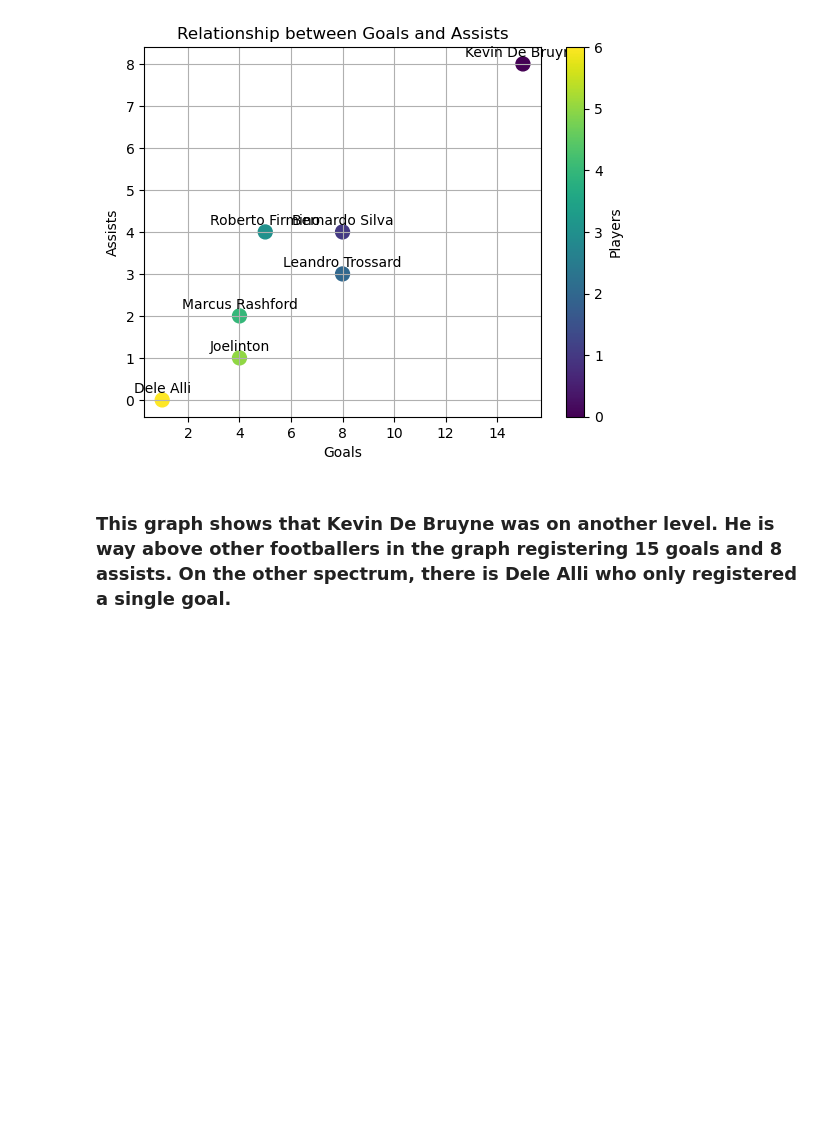
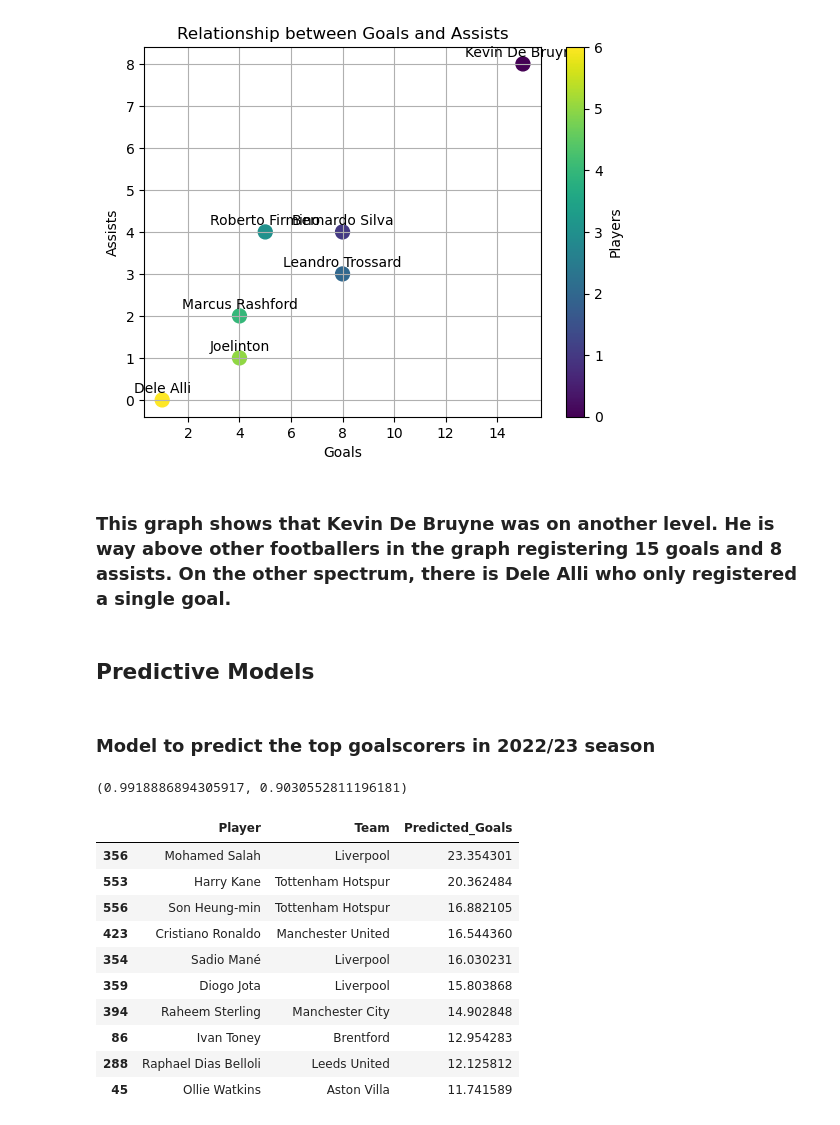
Before and after one commit to aasnayem/Soccer, a Jupyter notebook: SoccerData.ipynb, the cells around one changed output. Cells and saved outputs as stored; diff of their text form; code cells hidden in the pictures; blank space fills up the shorter version.

Commit message:
Predictive model added

```diff
--- a/SoccerData.ipynb
+++ b/SoccerData.ipynb
@@ -203,3 +206,65 @@ plt.show()
 [figure]
 # %% [markdown]
 ### This graph shows that Kevin De Bruyne was on another level. He is way above other footballers in the graph registering 15 goals and 8 assists. On the other spectrum, there is Dele Alli who only registered a single goal.
+# %% [markdown]
+## Predictive Models
+# %% [markdown]
+### Model to predict the top goalscorers in 2022/23 season
+# %%
+# Select relevant features for the model
+features = ['Min', 'Gls', 'xG', 'npxG', 'xA', 'Gls p90','npG p90',]
+
+# Prepare the dataset
+df_filtered = df[features].copy()
+
+# Drop rows with missing values to clean the data
+df_filtered.dropna(inplace=True)
+
+# Remove commas
+df_filtered['Min'] = df_filtered['Min'].str.replace(',', '').astype(float)
+
+# Separate features (X) and target (y) for model training
+X = df_filtered.drop('Gls', axis=1)  # Predictors
+y = df_filtered['Gls']  # Target (Goals scored)
+
+# Split the data into training and testing sets
+X_train, X_test, y_train, y_test = train_test_split(X, y, test_size=0.2, random_state=42)
+
+# Train a linear regression model to predict goals
+model = LinearRegression()
+model.fit(X_train, y_train)
+
+# Evaluate the model on the test set
+y_pred = model.predict(X_test)
+
+# Calculate performance metrics (e.g., mean squared error)
+mse = mean_squared_error(y_test, y_pred)
+r2 = r2_score(y_test, y_pred)
+
+mse, r2
+# %% [output]
+(0.9918886894305917, 0.9030552811196181)
+# %%
+# Ensure the player data is joined properly with the predictions
+df_filtered['Predicted_Goals'] = model.predict(X)
+
+# Combine player, team, and the predicted goals for proper sorting
+df['Predicted_Goals'] = df_filtered['Predicted_Goals']
+
+# Sort the players by predicted goals in descending order
+top_scorers = df[['Player', 'Team', 'Predicted_Goals']].sort_values(by='Predicted_Goals', ascending=False)
+
+# Display the top 10 players predicted to score the most goals
+top_scorers.head(10)
+# %% [output]
+|  | Player | Team | Predicted_Goals |
+| 356 | Mohamed Salah | Liverpool | 23.354301 |
+| 553 | Harry Kane | Tottenham Hotspur | 20.362484 |
+| 556 | Son Heung-min | Tottenham Hotspur | 16.882105 |
+| 423 | Cristiano Ronaldo | Manchester United | 16.544360 |
+| 354 | Sadio Mané | Liverpool | 16.030231 |
+| 359 | Diogo Jota | Liverpool | 15.803868 |
+| 394 | Raheem Sterling | Manchester City | 14.902848 |
+| 86 | Ivan Toney | Brentford | 12.954283 |
+| 288 | Raphael Dias Belloli | Leeds United | 12.125812 |
+| 45 | Ollie Watkins | Aston Villa | 11.741589 |
```
Also changed, not shown: parts of 10 cells of this notebook, 1 other file.
